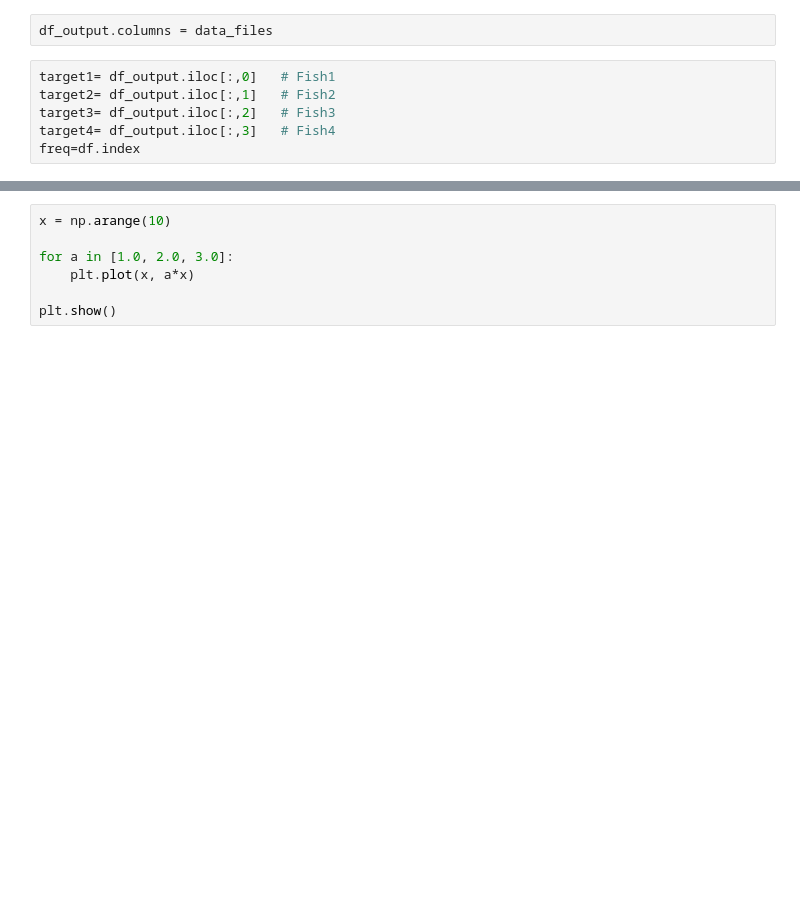
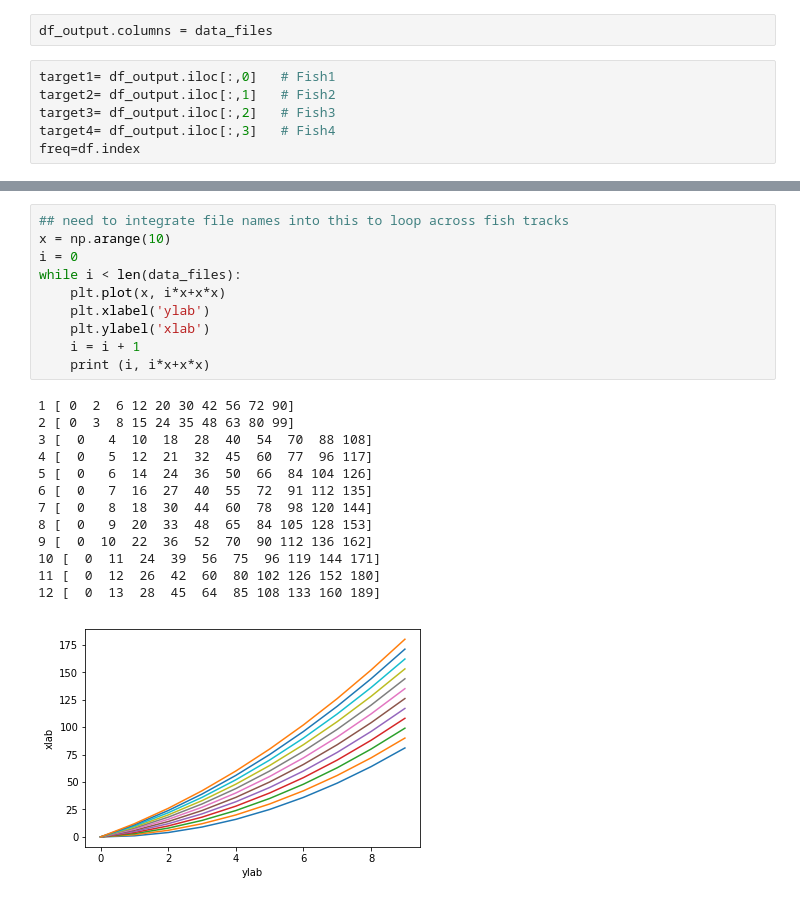
Before and after one commit to kevinboswell/EVFreqResp, a Jupyter notebook: KMB_comps.ipynb, the cells around one changed output, grey strips where cells are left out. Saved outputs shown, nothing was run; the diff lists cells and outputs as text; blank space fills up the shorter version.

```diff
--- a/KMB_comps.ipynb
+++ b/KMB_comps.ipynb
@@ -72,10 +79,27 @@ plt.plot(freq,target4,zorder=8)
-# %%
-x = np.arange(10)
-
-for a in [1.0, 2.0, 3.0]:
-    plt.plot(x, a*x)
-
-plt.show()
+# %%
+## need to integrate file names into this to loop across fish tracks
+x = np.arange(10)
+i = 0
+while i < len(data_files):
+    plt.plot(x, i*x+x*x)
+    plt.xlabel('ylab')
+    plt.ylabel('xlab')
+    i = i + 1
+    print (i, i*x+x*x)
+# %% [output]
+1 [ 0  2  6 12 20 30 42 56 72 90]
+2 [ 0  3  8 15 24 35 48 63 80 99]
+3 [  0   4  10  18  28  40  54  70  88 108]
+4 [  0   5  12  21  32  45  60  77  96 117]
+5 [  0   6  14  24  36  50  66  84 104 126]
+6 [  0   7  16  27  40  55  72  91 112 135]
+7 [  0   8  18  30  44  60  78  98 120 144]
+8 [  0   9  20  33  48  65  84 105 128 153]
+9 [  0  10  22  36  52  70  90 112 136 162]
+10 [  0  11  24  39  56  75  96 119 144 171]
+11 [  0  12  26  42  60  80 102 126 152 180]
+12 [  0  13  28  45  64  85 108 133 160 189]
+[figure, added]
 # %%
 fs = 10e3
 N = 1e5
```
Also changed, not shown: parts of 4 cells of this notebook.
